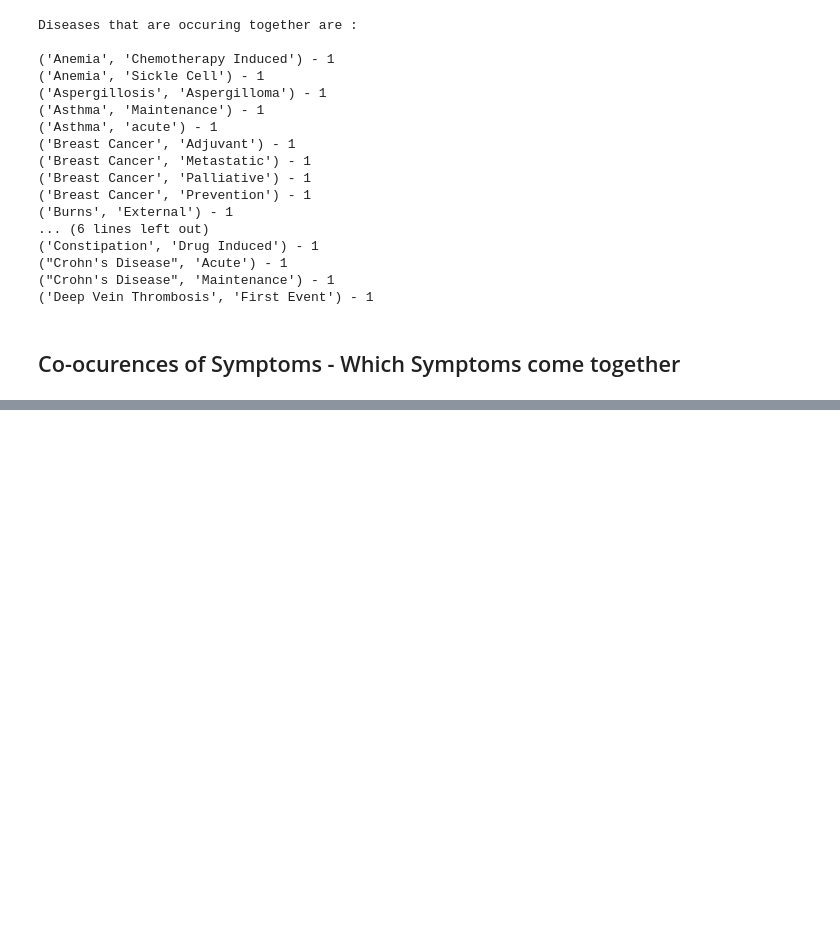
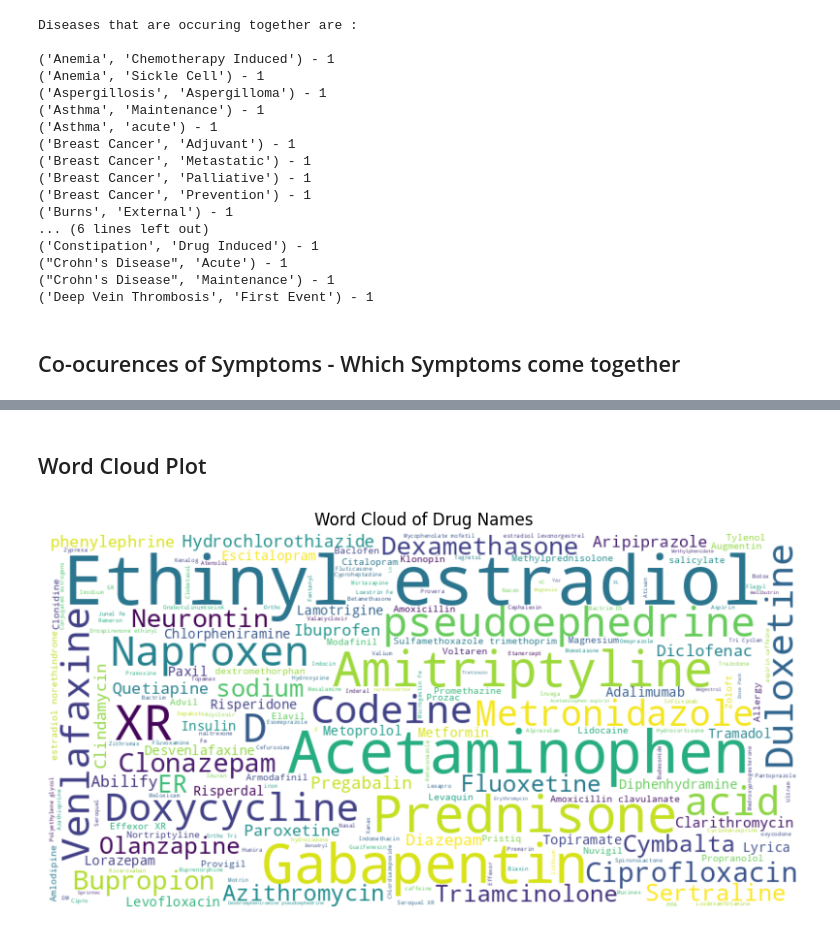
Before and after one commit to shobanasiranjeevilu/Healthcare_LLM, a Jupyter notebook: datacollection/data_processing.ipynb, the cells around one changed output, grey strips where cells are left out. Drawn from its saved outputs; the diff is of its cells as text; code cells hidden in the pictures; blank space fills up the shorter version.

```diff
--- a/datacollection/data_processing.ipynb
+++ b/datacollection/data_processing.ipynb
@@ -4,5 +6,5 @@ from web_scrapping import web_scrape_wikipedia, web_scrape_seattle_children
 # %%
-drug_data = pd.read_csv("/Users/shobanasiranjeevilu/Downloads/Healthcare_LLM/drug_data.csv")
+drug_data = pd.read_csv("Drug_Data.csv")
 # %%
 diseases = list(drug_data.Prescribed_for.dropna().unique())
 # %%
@@ -178,0 +183,2 @@ plt.show()
+# %%
+final_df['Number_of_Drugs'] = final_df['DrugName_list'].apply(lambda x: len(x))
@@ -178,0 +194,2 @@ plt.show()
+# %% [markdown]
+## Word Cloud Plot
@@ -178,0 +199,15 @@ plt.show()
+# %%
+# Joining all drug names into a single string
+all_drugs = ' '.join(final_df['DrugName_list'].explode().dropna())
+
+# Generating the word cloud
+wordcloud = WordCloud(width=800, height=400, background_color ='white').generate(all_drugs)
+
+# word cloud plot
+plt.figure(figsize=(10, 6))
+plt.imshow(wordcloud, interpolation='bilinear')
+plt.title('Word Cloud of Drug Names')
+plt.axis('off')
+plt.show()
+# %% [output]
+[figure, added]
```
Also changed, not shown: parts of 15 cells of this notebook.
